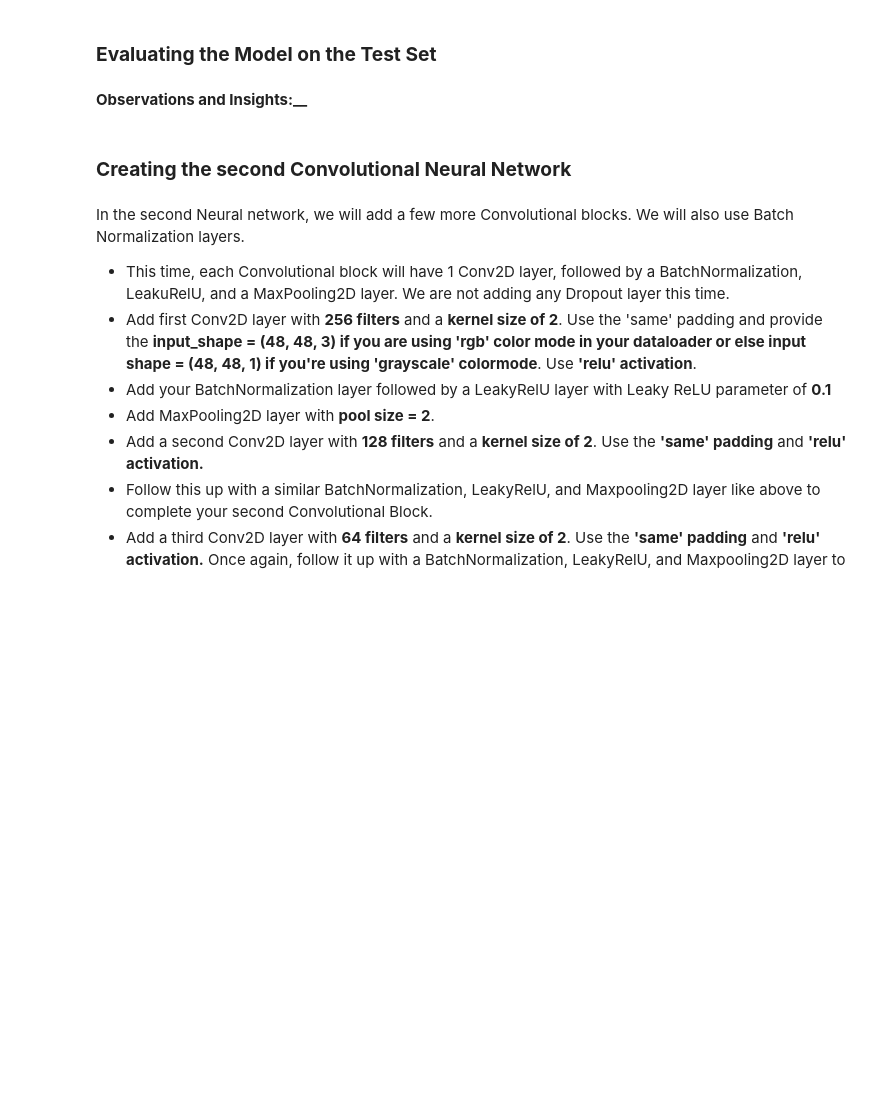
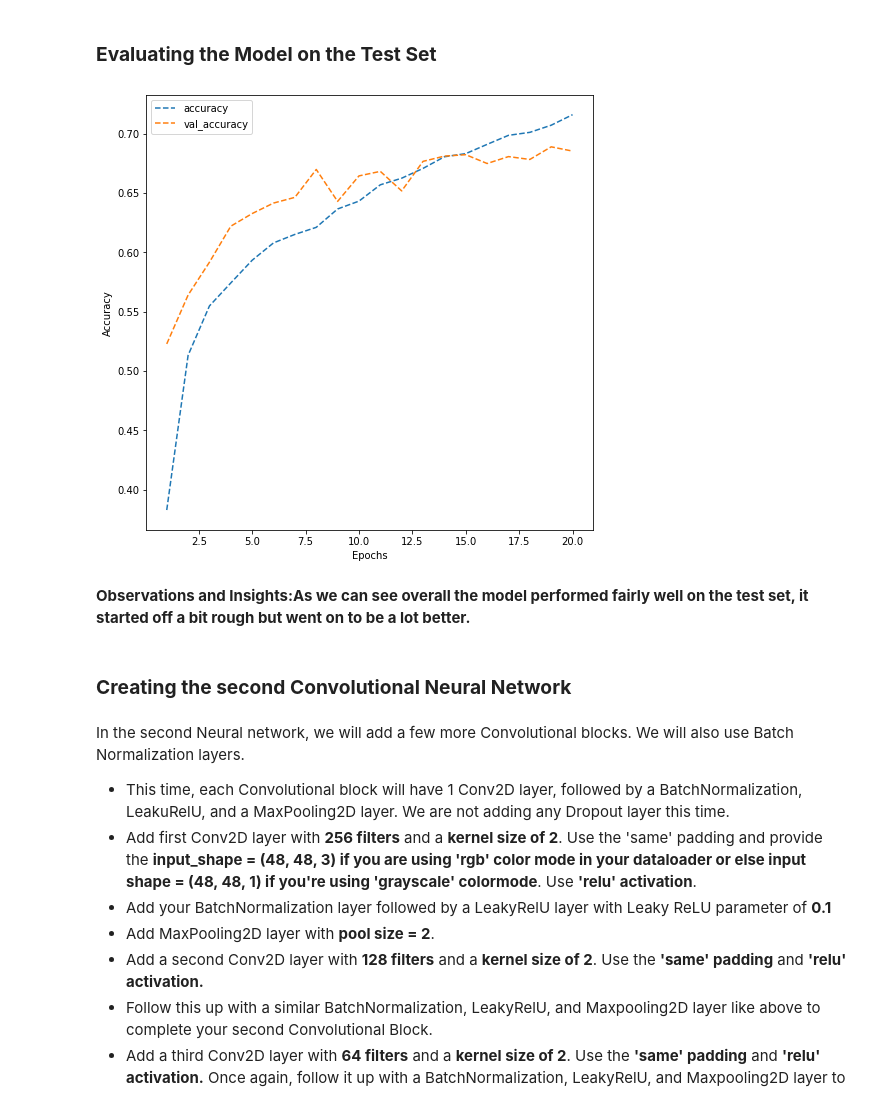
Before and after one commit to deadman20018/AppliedDataScience, a Jupyter notebook: Capstone Project DeepLearning/Reference_Notebook_Facial_Emotion_Detection_Milestone+1.ipynb, the cells around one changed output. Cells and saved outputs as stored; diff of their text form; code cells hidden in the pictures; blank space fills up the shorter version.

```diff
--- a/Capstone Project DeepLearning/Reference_Notebook_Facial_Emotion_Detection_Milestone+1.ipynb
+++ b/Capstone Project DeepLearning/Reference_Notebook_Facial_Emotion_Detection_Milestone+1.ipynb
@@ -207,15 +272,22 @@ Our Base Neural network will be a fairly simple model architecture.
 model1 = Sequential()
 
 # Add the first Convolutional block
-
+model1.add(Conv2D(64, kernel_size=2, input_shape=(48, 48, 3), activation='relu'))
+model1.add(MaxPooling2D(pool_size=2))
+model1.add(Dropout(0.2))
 # Add the second Convolutional block
-
+model1.add(Conv2D(32, kernel_size=2, padding='same', activation='relu'))
+model1.add(MaxPooling2D(pool_size=2))
+model1.add(Dropout(0.2))
 # Add the third Convolutional block
-
+model1.add(Conv2D(32, kernel_size=2, padding='same', activation='relu'))
+model1.add(MaxPooling2D(pool_size=2))
+model1.add(Dropout(0.2))
 # Add the Flatten layer
-
+model1.add(Flatten())
 # Add the first Dense layer
-
+model1.add(Dense(512, activation='relu'))
 # Add the Final layer
+model1.add(Dense(4, activation='softmax'))
 
 model1.summary()
@@ -244,7 +334,8 @@ callbacks_list = [early_stopping, checkpoint, reduce_learningrate]
 epochs = 20
 # %%
 # Write your code to compile your model1. Use categorical crossentropy as your loss function, Adam Optimizer with 0.001 learning rate, and set your metrics to 'accuracy'.
+model1.compile(optimizer='Adam', loss='categorical_crossentropy', metrics='accuracy')
 # %%
 # Write your code to fit your model1. Use train_set as your training data and validation_set as your validation data. Train your model for 20 epochs.
 
-history = model1.fit(_________)
+history = model1.fit(train_set, validation_data=validation_set, epochs=epochs)
@@ -255,5 +362,26 @@ history = model1.fit(_________)
-# %% [markdown]
-**Observations and Insights:__**
+# %%
+# Write your code to evaluate your model on test data.
+dict_hist = history.history
+
+list_ep = [i for i in range(1, 21)]
+
+plt.figure(figsize = (8, 8))
+
+plt.plot(list_ep, dict_hist['accuracy'], ls = '--', label = 'accuracy')
+
+plt.plot(list_ep, dict_hist['val_accuracy'], ls = '--', label = 'val_accuracy')
+
+plt.ylabel('Accuracy')
+
+plt.xlabel('Epochs')
+
+plt.legend()
+
+plt.show()
+# %% [output]
+[figure, added]
+# %% [markdown]
+**Observations and Insights:As we can see overall the model performed fairly well on the test set, it started off a bit rough but went on to be a lot better.**
 # %% [markdown]
 ### **Creating the second Convolutional Neural Network**
 # %% [markdown]
```
Also changed, not shown: parts of 34 cells of this notebook.
